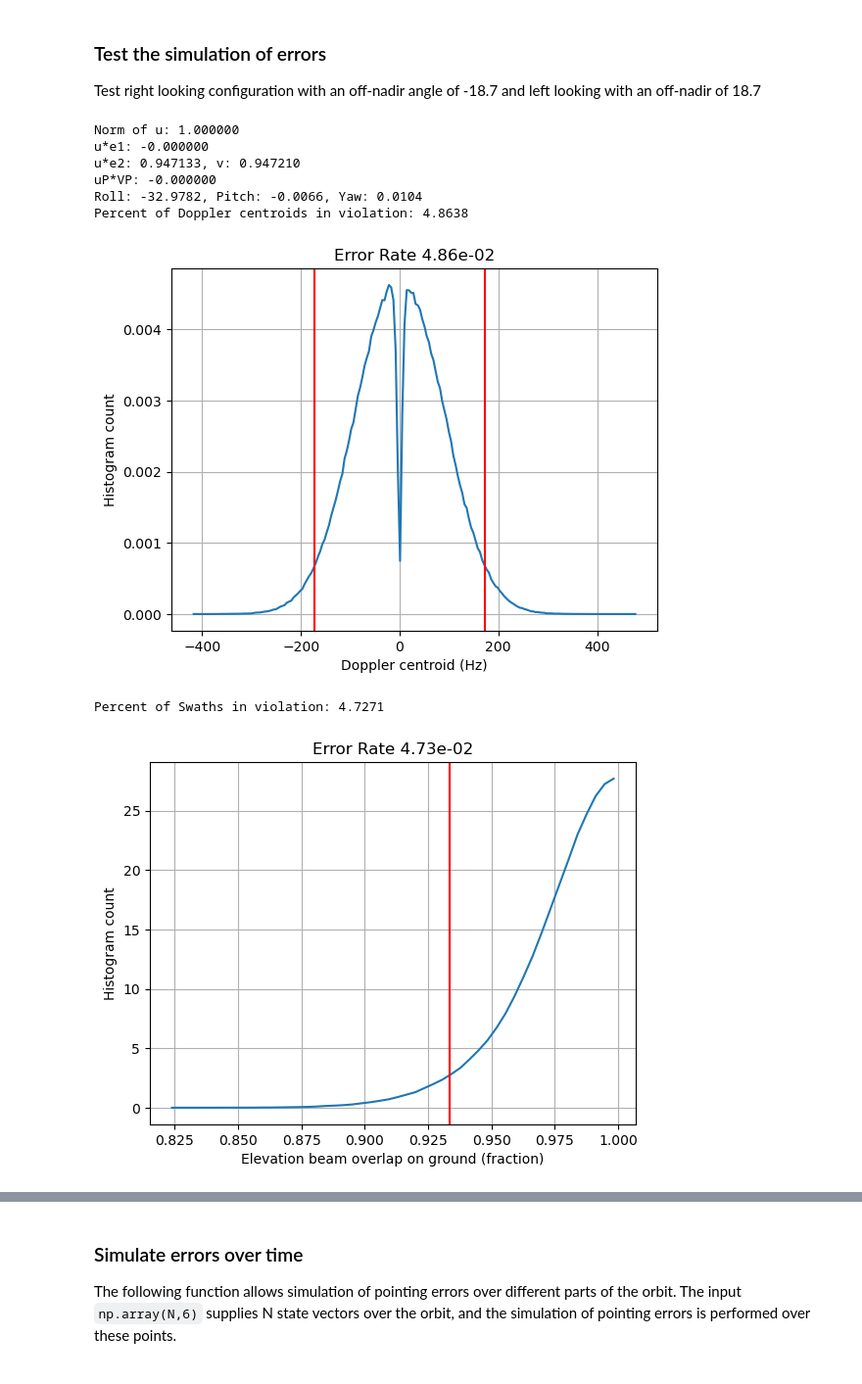
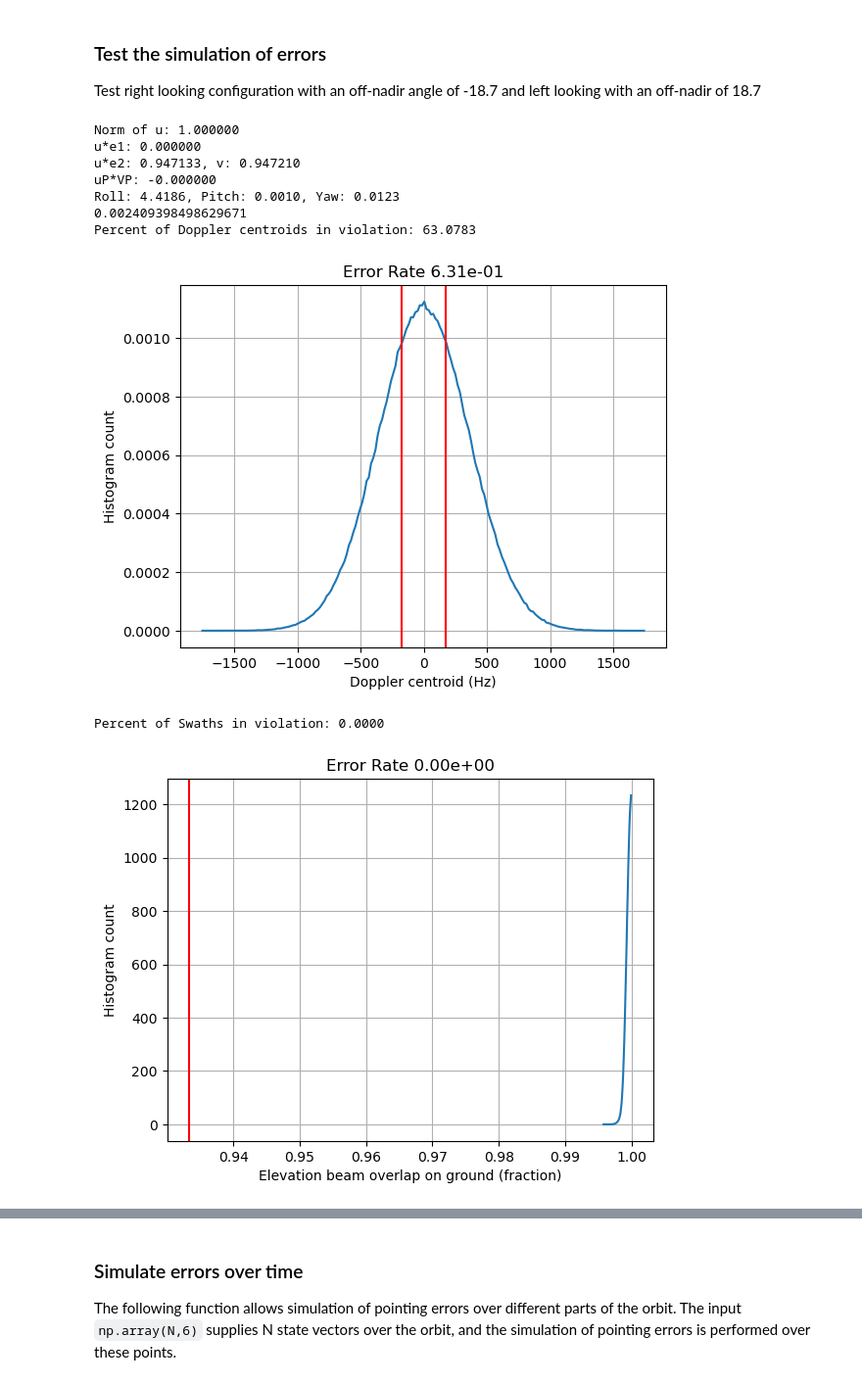
Before and after one commit to sikaneta/sarsim, a Jupyter notebook: radar/orbit/vensar_testsFixedJPLInputRequirement.ipynb, the cells around one changed output, grey strips where cells are left out. Shown at 98% size. Cells and saved outputs as stored; diff of their text form; code cells hidden in the pictures.

```diff
--- a/radar/orbit/vensar_testsFixedJPLInputRequirement.ipynb
+++ b/radar/orbit/vensar_testsFixedJPLInputRequirement.ipynb
@@ -54,7 +54,7 @@ covariances = {
         "description": "Errors in the orientation of the spacecraft.",
         "referenceVariables": "RollPitchYaw",
         "units": "radians",
-        "R": ((np.diag([8.2e-3, 0.93e-3, 0.93e-3])/2)**2).tolist()
+        "R": ((0*np.diag([8.2e-3, 0.93e-3, 0.93e-3])/2)**2).tolist()
         },
     "instrument": {
         "description": """Errors in the pointing of the antenna. From JPL
@@ -63,13 +63,13 @@ covariances = {
                           margin.""",
         "referenceVariables": "AzimuthElevationTilt",
         "units": "radians",
-        "R": ((np.diag([0.65e-3, 4.50e-3, 0.52e-3])/2)**2).tolist()
+        "R": ((0*np.diag([0.65e-3, 4.50e-3, 0.52e-3])/2)**2).tolist()
         },
     "orbitVelocity": {
         "description": "Errors in the orbit velocity vector",
         "referenceVariables": "VxVyVz",
         "units": "m/s",
-        "R": (np.diag([0.2, 0.2, 0.2])**2).tolist()
+        "R": ((0*np.diag([0.4, 0.4, 0.4])/2)**2).tolist()
         },
     "orbitAlongTrack": {
         "description": "Error in the orbit time (error in orbit angle)",
@@ -81,7 +81,7 @@ covariances = {
         "description": "Error in the orbit across track position (orbit tube)",
         "referenceVariables": "dX",
         "units": "m",
-        "R": [(600/2)**2, (850/2)**2]
+        "R": (0*np.diag([(600/2)**2, (850/2)**2])).tolist()
         }
     }
 # %% [markdown]
@@ -89,20 +89,21 @@ covariances = {
 
 Test right looking configuration with an off-nadir angle of -18.7 and left looking with an off-nadir of 18.7
 # %%
-off_nadir = -18.7
+off_nadir = 18.7
 res = eSim.simulateError(mysvs[0],
                          off_nadir,
                          covariances,
                          loglevel=3)
 # %% [output]
 Norm of u: 1.000000
-u*e1: -0.000000
+u*e1: 0.000000
 u*e2: 0.947133, v: 0.947210
 uP*VP: -0.000000
-Roll: -32.9782, Pitch: -0.0066, Yaw: 0.0104
-Percent of Doppler centroids in violation: 4.8638
+Roll: 4.4186, Pitch: 0.0010, Yaw: 0.0123
+0.002409398498629671
+Percent of Doppler centroids in violation: 63.0783
-[figure, old version]
+[figure, new version]
-Percent of Swaths in violation: 4.7271
+Percent of Swaths in violation: 0.0000
-[figure, old version]
+[figure, new version]
 {
   "given": {
```
Also changed, not shown: parts of 2 cells of this notebook, 3 other files.
